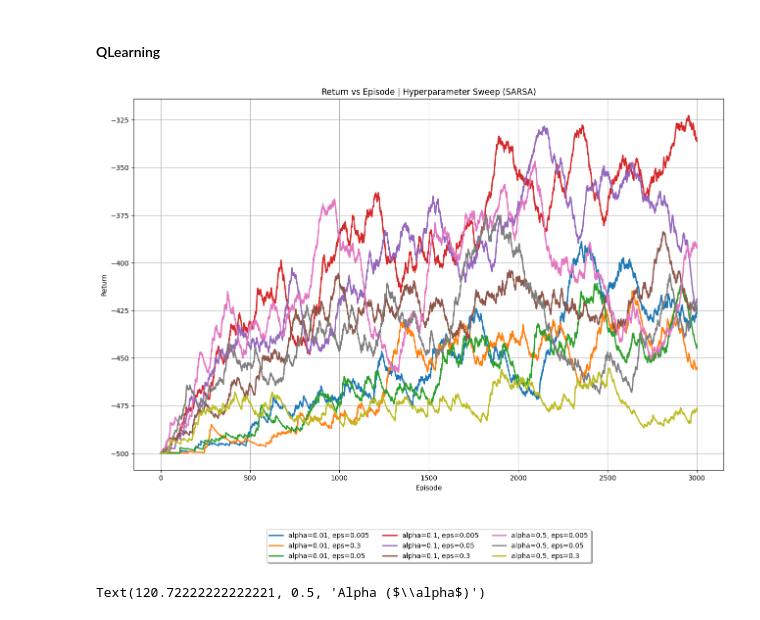
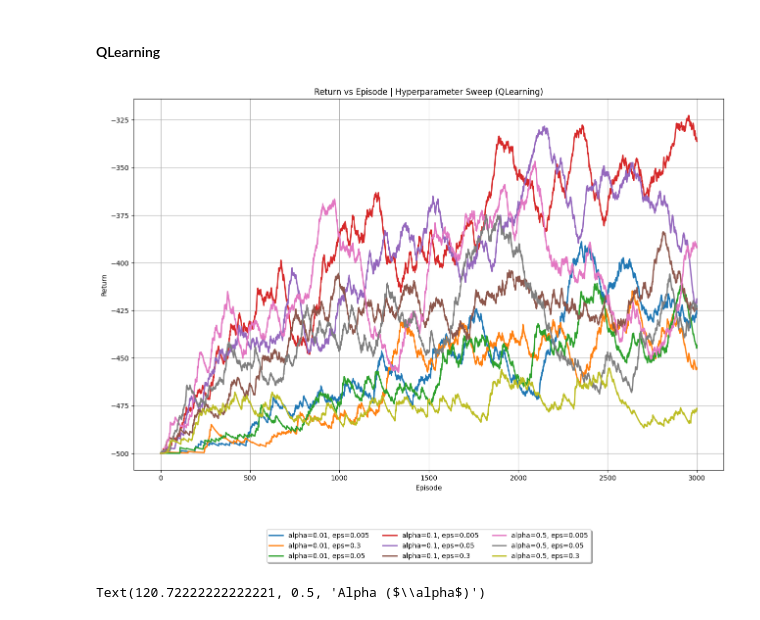
Before and after one commit to Maddy-1111/Reinforcement-Learning, a Jupyter notebook: Assignment 1/Task 2/Task 2.ipynb, the cells around one changed output. Drawn from its saved outputs; the diff is of its cells as text; code cells hidden in the pictures.

```diff
--- a/Assignment 1/Task 2/Task 2.ipynb
+++ b/Assignment 1/Task 2/Task 2.ipynb
@@ -338,27 +338,27 @@ qlearn_data = joblib.load('./outputs/sweep_results_QLearning.pkl')
 # %%
 plt.figure(figsize=(13, 10))
 
 for entry in qlearn_data:
     if entry['alpha'] in (0.05, 0.2) or entry['epsilon'] in (0.01, 0.1, 0.2):
         continue
     ema_returns = get_ema(entry['returns'], alpha=0.01)
     plt.plot(ema_returns, label=f"alpha={entry['alpha']}, eps={entry['epsilon']}", linewidth=2)
 
 plt.xlabel("Episode")
 plt.ylabel("Return")
-plt.title("Return vs Episode | Hyperparameter Sweep (SARSA)")
+plt.title("Return vs Episode | Hyperparameter Sweep (QLearning)")
 plt.legend(
     loc='upper center',
     bbox_to_anchor=(0.5, -0.15), # (horizontal, vertical)
     ncol=3,                      # Organizes labels into columns
     fancybox=True,
     shadow=True
 )
 plt.tight_layout()  # Adjust layout to prevent label cutoff
 plt.grid(True)
 plt.show()
 # %% [output]
-[figure, old version]
+[figure, new version]
 # %%
 qdf = pd.DataFrame(qlearn_data)
 pivot_mean = qdf.pivot(index='alpha', columns='epsilon', values='offline_mean')
```
Also changed, not shown: parts of 1 cell of this notebook, 17 other files.
